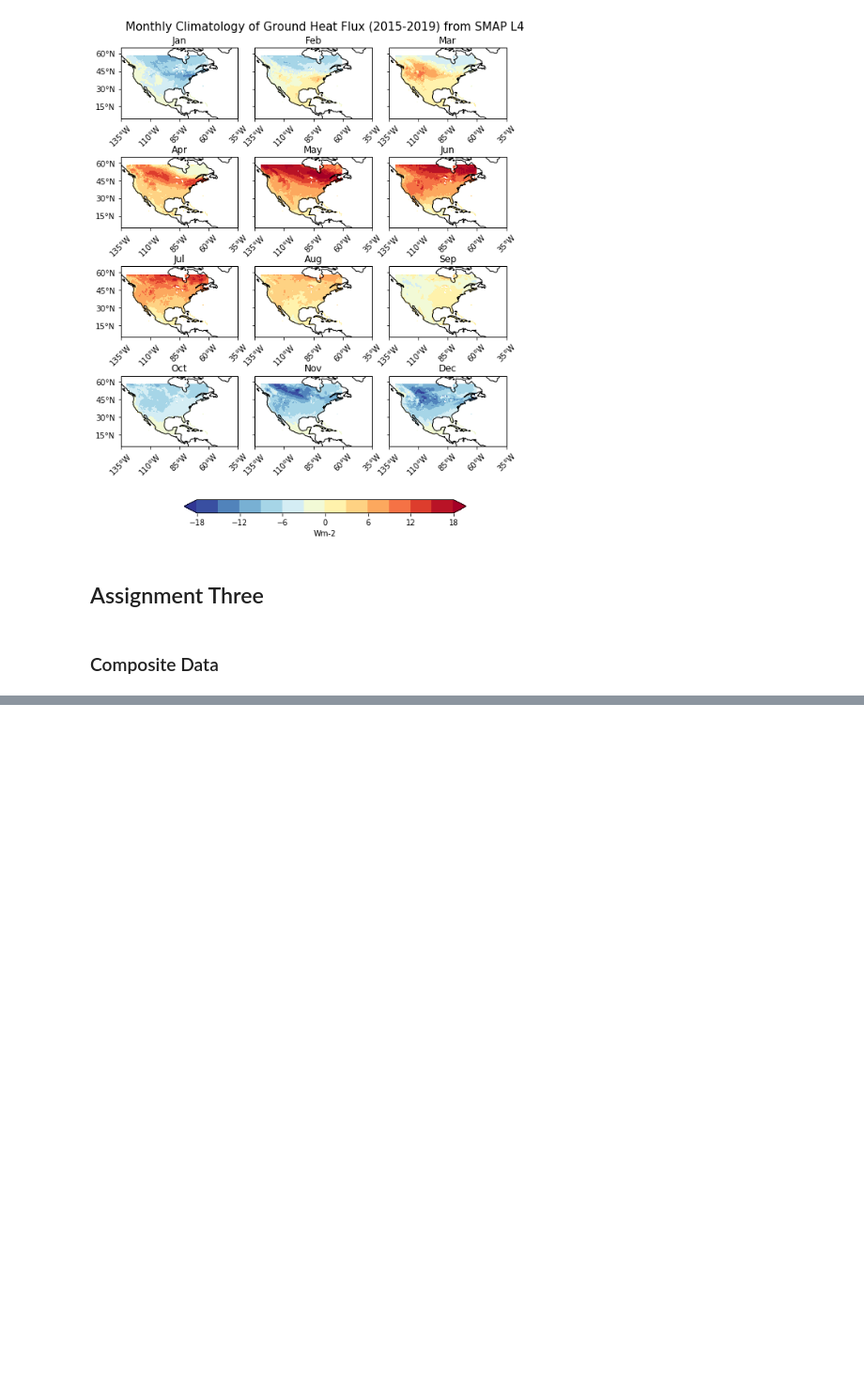
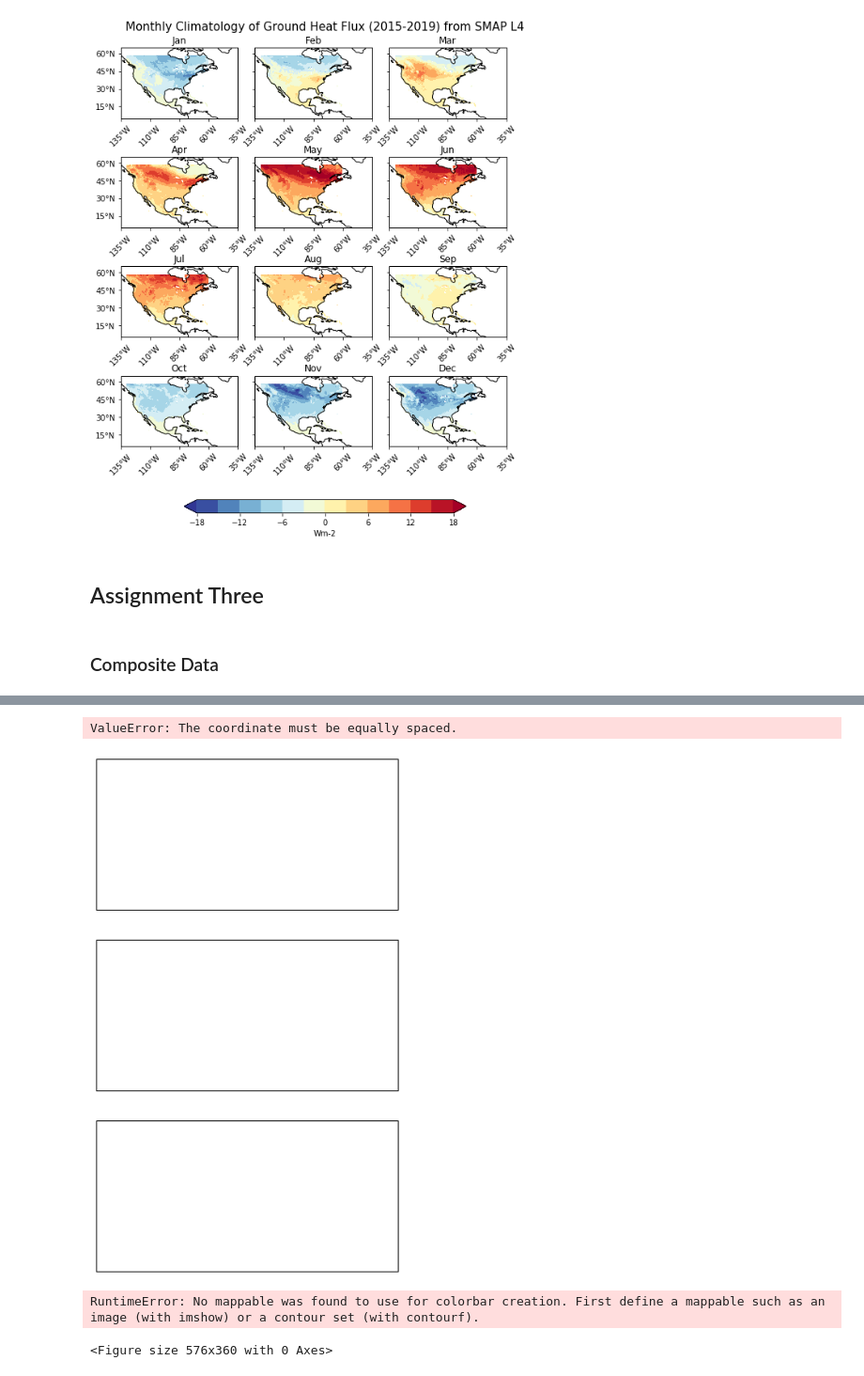
Before and after one commit to BDavis39/CLIM680, a Jupyter notebook: CLIM680_Assignments.ipynb, the cells around one changed output, grey strips where cells are left out. Shown at 94% size. Saved outputs shown, nothing was run; the diff lists cells and outputs as text; code cells hidden in the pictures; blank space fills up the shorter version.

```diff
--- a/CLIM680_Assignments.ipynb
+++ b/CLIM680_Assignments.ipynb
@@ -564,0 +610,4 @@ Coordinates:
+# %%
+Tr_sm=sm_anoms.sel(time=TrLHF.dropna(dim='time')['time']).mean(dim='time').load()
+Tm_sm=sm_anoms.sel(time=TmLHF.dropna(dim='time')['time']).mean(dim='time').load()
+Dr_sm=sm_anoms.sel(time=DrLHF.dropna(dim='time')['time']).mean(dim='time').load()
@@ -564,0 +616,3 @@ Coordinates:
+# %%
+comp_sm=[Tr_sm,Tm_sm,Dr_sm]
+print(comp_sm)
@@ -565,2 +637,74 @@ Coordinates:
+# %%
+labels=['Tropical','Temperate', 'Dry']
+#clevs=np.arange(-0.6,0.7,0.1)
+
+# Define the figure and each axis for the 3 rows and 3 columns
+fig, axs = plt.subplots(nrows=3,ncols=1,
+                        subplot_kw={'projection': ccrs.PlateCarree()},
+                        figsize=(8.5,11))
+
+# axs is a 2 dimensional array of `GeoAxes`.
+# We will flatten it into a 1-D array
+axs=axs.flatten()
+
+#Loop over all of the seasons and plot
+for i,clim in enumerate(comp_sm):
+
+        # Select the season
+        data=comp_sm[i]
+
+        # Add the cyclic point
+        data,lons=add_cyclic_point(data,coord=ds3['cell_lon'][1,1,:])
+
+        # Contour plot
+        cs=axs[i].contourf(lons,ds3['cell_lat'][1,:,1],data,
+                          transform = ccrs.PlateCarree(),
+                          cmap='BrBG',extend='both')
+
+        # Set extent
+        axs[i].set_extent([-130, -60, 13, 60], crs=ccrs.PlateCarree())
+
+        # Longitude labels
+        ax[i].set_xticks(np.arange(-130,-60,15), crs=ccrs.PlateCarree())
+        lon_formatter = cticker.LongitudeFormatter()
+        axs[i].xaxis.set_major_formatter(lon_formatter)
+
+        # Latitude labels
+        axs[i].set_yticks(np.arange(15,65,15), crs=ccrs.PlateCarree())
+        lat_formatter = cticker.LatitudeFormatter()
+        axs[i].yaxis.set_major_formatter(lat_formatter)
+
+
+        # Title each subplot with the name of the season
+        axs[i].set_title(labels[i]+' ('+str(counts[i])+')')
+
+        # Draw the coastines for each subplot
+        axs[i].coastlines()
+
+# Adjust the location of the subplots
+# on the page to make room for the colorbar
+fig.subplots_adjust(bottom=0.25, top=0.9, left=0.05, right=0.95,
+                    wspace=0.1, hspace=0.5)
+
+# Add a colorbar axis at the bottom of the graph
+cbar_ax = fig.add_axes([0.2, 0.2, 0.6, 0.02])
+
+# Draw the colorbar
+cbar=fig.colorbar(cs, cax=cbar_ax,orientation='horizontal',label='m3/m3')
+
+# Add a big title at the top
+plt.suptitle('Composite Soil Moisture Anomalies in different Climate Regimes')
+# %% [output]
+ValueError: The coordinate must be equally spaced.
+[figure, added]
+# %%
+fig = plt.figure(figsize=(8,5))
+cs = ax.contourf(ds3['cell_lon'][1,:,:], ds3['cell_lat'][1,:,:], Dr_sm[:,:], transform = ccrs.PlateCarree())
+#plt.contourf(Dr_sm);
+cbar = plt.colorbar()
+cbar.set_label('kg m-2 s-1', rotation=270)
+# %% [output]
+RuntimeError: No mappable was found to use for colorbar creation. First define a mappable such as an image (with imshow) or a contour set (with contourf).
+<Figure size 576x360 with 0 Axes>
 # %%
 ds3=ds3.resample(time="1MS").mean(dim="time")
```
Also changed, not shown: parts of 31 cells of this notebook, 2 other files.
